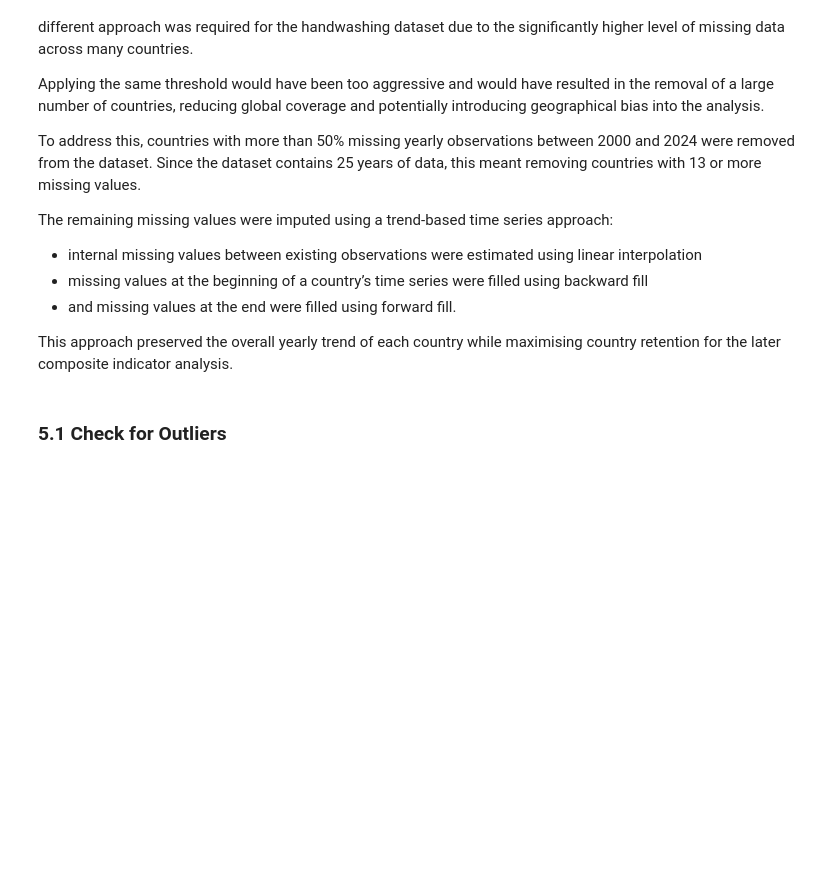
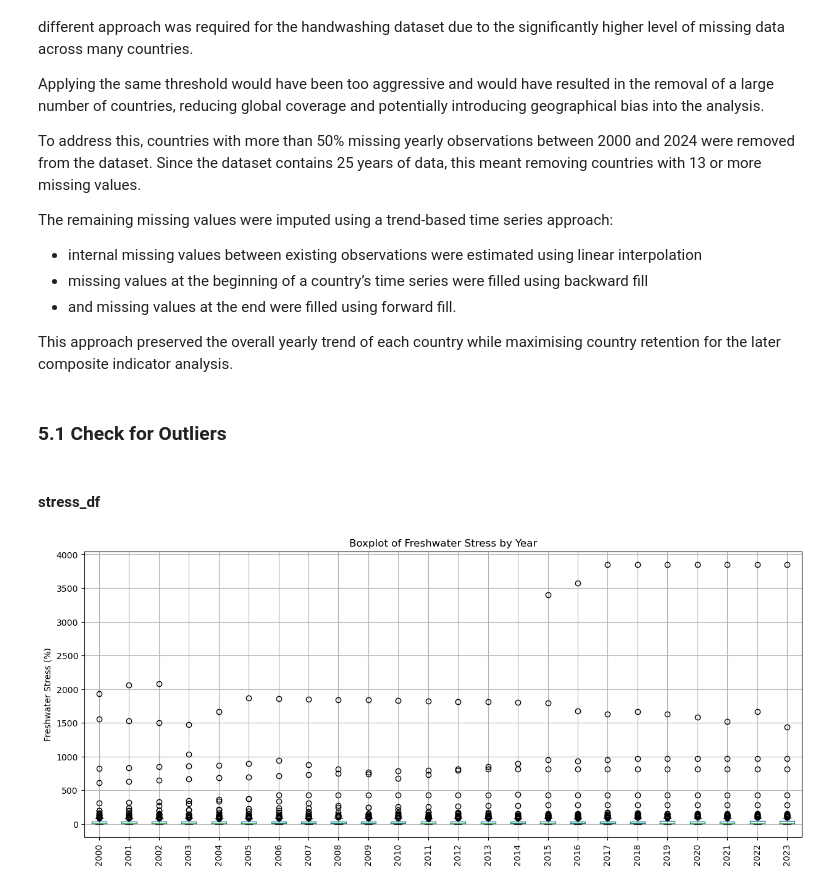
Before and after one commit to frogosorap/SDGReadinessIndex, a Jupyter notebook: Raw_Data/SDG_6_Clean_Water_and_Sanitation/Cleaning_SDG_6.ipynb, the cells around one changed output. Saved outputs shown, nothing was run; the diff lists cells and outputs as text; code cells hidden in the pictures; blank space fills up the shorter version.

```diff
--- a/Raw_Data/SDG_6_Clean_Water_and_Sanitation/Cleaning_SDG_6.ipynb
+++ b/Raw_Data/SDG_6_Clean_Water_and_Sanitation/Cleaning_SDG_6.ipynb
@@ -574,3 +551,19 @@ The remaining missing values were imputed using a trend-based time series approa
 This approach preserved the overall yearly trend of each country while maximising country retention for the later composite indicator analysis.
 # %% [markdown]
 ### 5.1 Check for Outliers
+# %% [markdown]
+#### stress_df
+# %%
+import matplotlib.pyplot as plt
+
+plt.figure(figsize=(15,6))
+
+stress_df[years_2000_2023].boxplot()
+
+plt.xticks(rotation=90)
+plt.ylabel("Freshwater Stress (%)")
+plt.title("Boxplot of Freshwater Stress by Year")
+
+plt.show()
+# %% [output]
+[figure, added]
```
Also changed, not shown: parts of 2 cells of this notebook.
